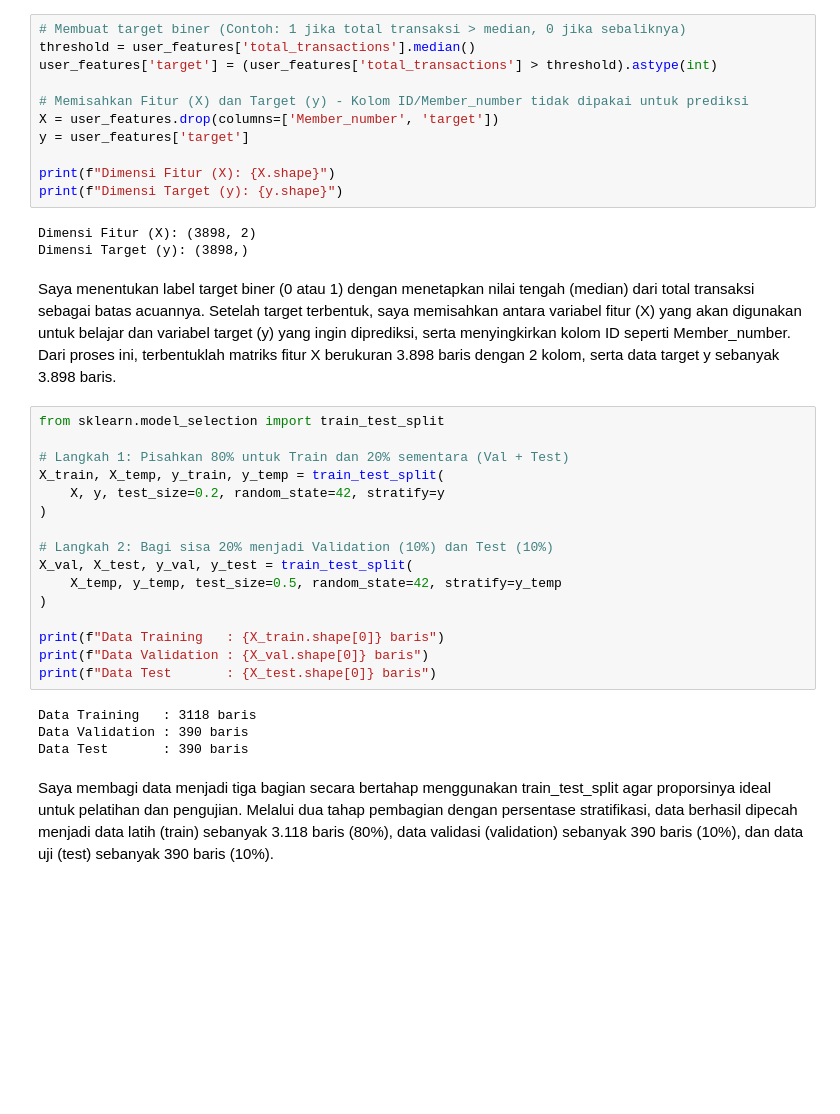
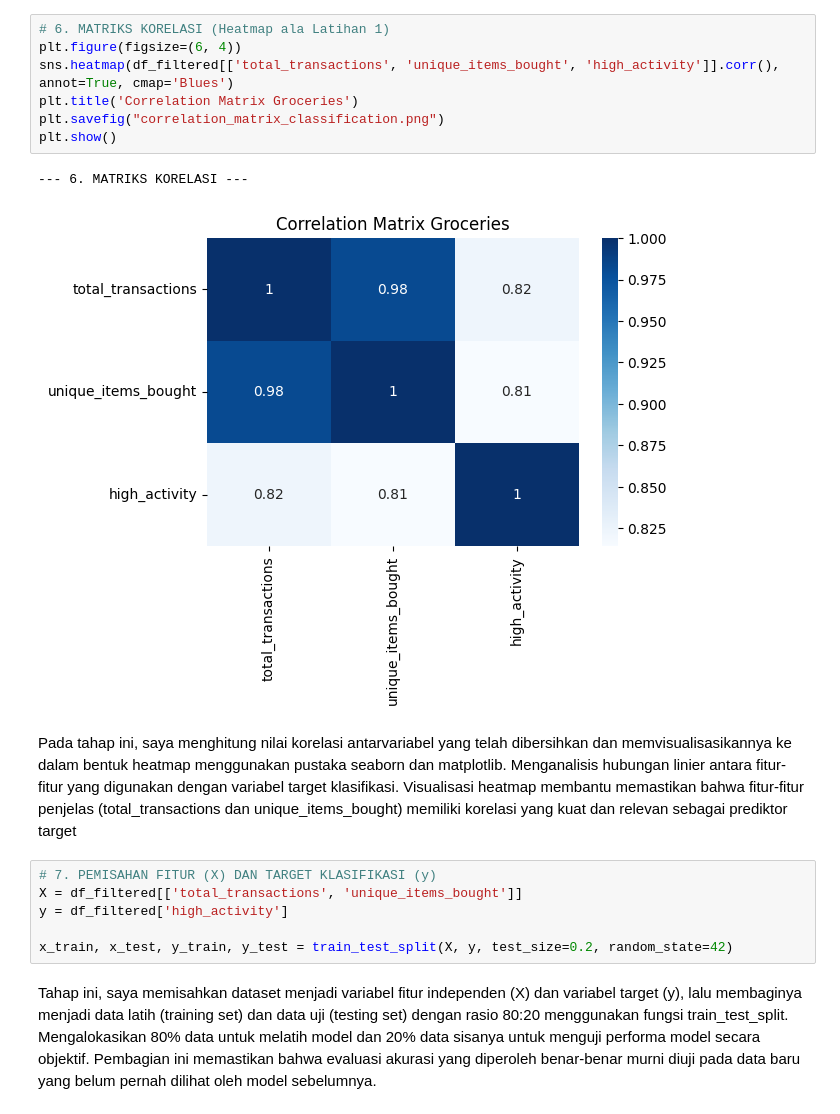
Before and after one commit to Razee04/groceries-customer-classification, a Jupyter notebook: Praktikum_Groceries_RahmaA.ipynb, the cells around one changed output. Cells and saved outputs as stored; diff of their text form; blank space fills up the shorter version.

```diff
--- a/Praktikum_Groceries_RahmaA.ipynb
+++ b/Praktikum_Groceries_RahmaA.ipynb
@@ -166,39 +147,21 @@ Pada sel keempat, saya mengubah bentuk data transaksi mentah agar bisa dianalisi
 # %%
-# Membuat target biner (Contoh: 1 jika total transaksi > median, 0 jika sebaliknya)
-threshold = user_features['total_transactions'].median()
-user_features['target'] = (user_features['total_transactions'] > threshold).astype(int)
-
-# Memisahkan Fitur (X) dan Target (y) - Kolom ID/Member_number tidak dipakai untuk prediksi
-X = user_features.drop(columns=['Member_number', 'target'])
-y = user_features['target']
-
-print(f"Dimensi Fitur (X): {X.shape}")
-print(f"Dimensi Target (y): {y.shape}")
+# 6. MATRIKS KORELASI (Heatmap ala Latihan 1)
+plt.figure(figsize=(6, 4))
+sns.heatmap(df_filtered[['total_transactions', 'unique_items_bought', 'high_activity']].corr(), annot=True, cmap='Blues')
+plt.title('Correlation Matrix Groceries')
+plt.savefig("correlation_matrix_classification.png")
+plt.show()
 # %% [output]
-Dimensi Fitur (X): (3898, 2)
-Dimensi Target (y): (3898,)
+--- 6. MATRIKS KORELASI ---
+[figure, added]
 # %% [markdown]
-Saya menentukan label target biner (0 atau 1) dengan menetapkan nilai tengah (median) dari total transaksi sebagai batas acuannya. Setelah target terbentuk, saya memisahkan antara variabel fitur (X) yang akan digunakan untuk belajar dan variabel target (y) yang ingin diprediksi, serta menyingkirkan kolom ID seperti Member_number. Dari proses ini, terbentuklah matriks fitur X berukuran 3.898 baris dengan 2 kolom, serta data target y sebanyak 3.898 baris.
+Pada tahap ini, saya menghitung nilai korelasi antarvariabel yang telah dibersihkan dan memvisualisasikannya ke dalam bentuk heatmap menggunakan pustaka seaborn dan matplotlib. Menganalisis hubungan linier antara fitur-fitur yang digunakan dengan variabel target klasifikasi. Visualisasi heatmap membantu memastikan bahwa fitur-fitur penjelas (total_transactions dan unique_items_bought) memiliki korelasi yang kuat dan relevan sebagai prediktor target
 # %%
-from sklearn.model_selection import train_test_split
+# 7. PEMISAHAN FITUR (X) DAN TARGET KLASIFIKASI (y)
+X = df_filtered[['total_transactions', 'unique_items_bought']]
+y = df_filtered['high_activity']
 
-# Langkah 1: Pisahkan 80% untuk Train dan 20% sementara (Val + Test)
-X_train, X_temp, y_train, y_temp = train_test_split(
-    X, y, test_size=0.2, random_state=42, stratify=y
-)
-
-# Langkah 2: Bagi sisa 20% menjadi Validation (10%) dan Test (10%)
-X_val, X_test, y_val, y_test = train_test_split(
-    X_temp, y_temp, test_size=0.5, random_state=42, stratify=y_temp
-)
-
-print(f"Data Training   : {X_train.shape[0]} baris")
-print(f"Data Validation : {X_val.shape[0]} baris")
-print(f"Data Test       : {X_test.shape[0]} baris")
+x_train, x_test, y_train, y_test = train_test_split(X, y, test_size=0.2, random_state=42)
-# %% [output]
-Data Training   : 3118 baris
-Data Validation : 390 baris
-Data Test       : 390 baris
 # %% [markdown]
-Saya membagi data menjadi tiga bagian secara bertahap menggunakan train_test_split agar proporsinya ideal untuk pelatihan dan pengujian. Melalui dua tahap pembagian dengan persentase stratifikasi, data berhasil dipecah menjadi data latih (train) sebanyak 3.118 baris (80%), data validasi (validation) sebanyak 390 baris (10%), dan data uji (test) sebanyak 390 baris (10%).
+Tahap ini, saya memisahkan dataset menjadi variabel fitur independen (X) dan variabel target (y), lalu membaginya menjadi data latih (training set) dan data uji (testing set) dengan rasio 80:20 menggunakan fungsi train_test_split. Mengalokasikan 80% data untuk melatih model dan 20% data sisanya untuk menguji performa model secara objektif. Pembagian ini memastikan bahwa evaluasi akurasi yang diperoleh benar-benar murni diuji pada data baru yang belum pernah dilihat oleh model sebelumnya.
 # %%
```
Also changed, not shown: parts of 23 cells of this notebook, 7 other files.
